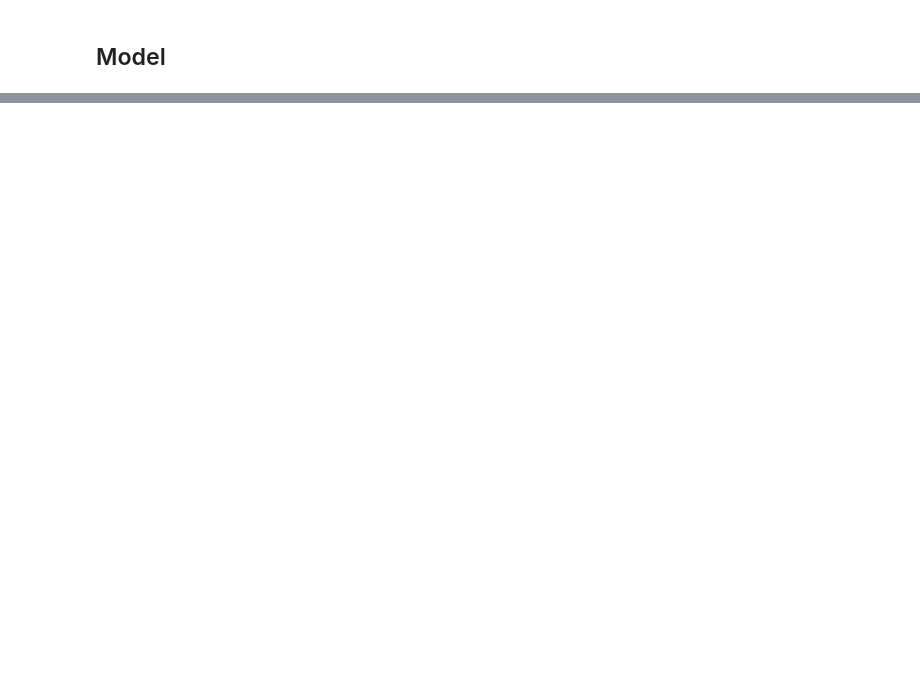
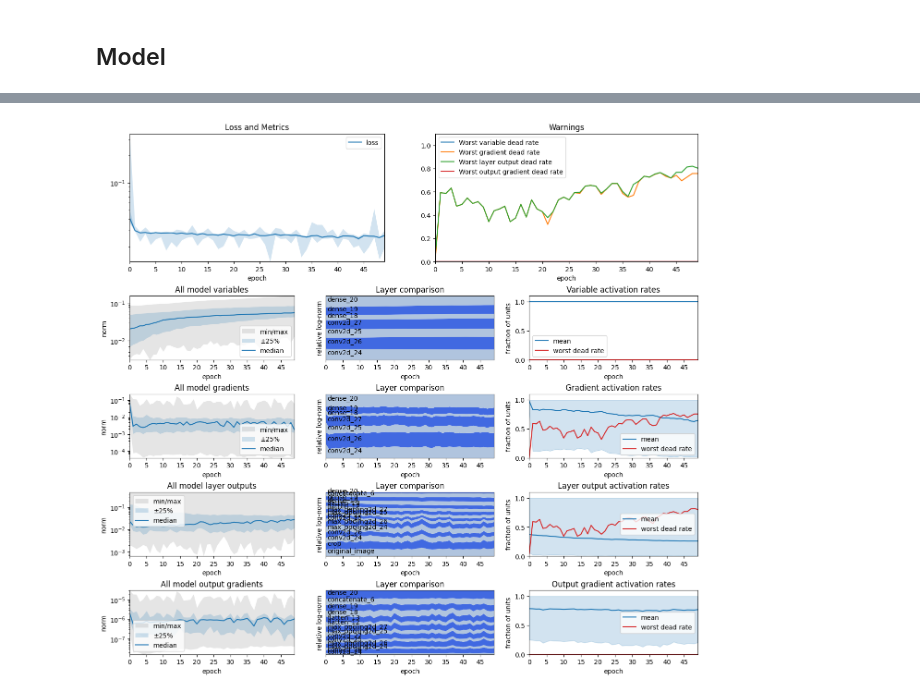
Before and after one commit to malcolmlett/training-instrumentation-toolkit, a Jupyter notebook: doc/blog-202503/gradient-collapse.ipynb, the cells around one changed output, grey strips where cells are left out. Saved outputs shown, nothing was run; the diff lists cells and outputs as text; code cells hidden in the pictures; blank space fills up the shorter version.

```diff
--- a/doc/blog-202503/gradient-collapse.ipynb
+++ b/doc/blog-202503/gradient-collapse.ipynb
@@ -188,0 +324,14 @@ Total batches: 1563
+# %%
+variables = tinstr.VariableHistoryCallback()
+gradients = tinstr.GradientHistoryCallback()
+outputs = tinstr.LayerOutputHistoryCallback()
+output_gradients = tinstr.LayerOutputGradientHistoryCallback()
+
+model = basic_conv_model()
+model.compile(
+    optimizer=tf.keras.optimizers.Adam(learning_rate=1e-3),
+    loss='mean_squared_error',
+    metrics=[]
+)
+dataset = prepared_dataset().take(6000).batch(32).prefetch(tf.data.AUTOTUNE)
+history = tinstr.fit(model, dataset, epochs=50, callbacks=[variables, gradients, outputs, output_gradients, tinstr.HistoryStats(per_step=True)])
@@ -188,0 +356,4 @@ Total batches: 1563
+# %%
+tinstr.plot_history_overview([history, variables, gradients, outputs, output_gradients])
+# %% [output]
+[figure, added]
```
Also changed, not shown: parts of 13 cells of this notebook.
